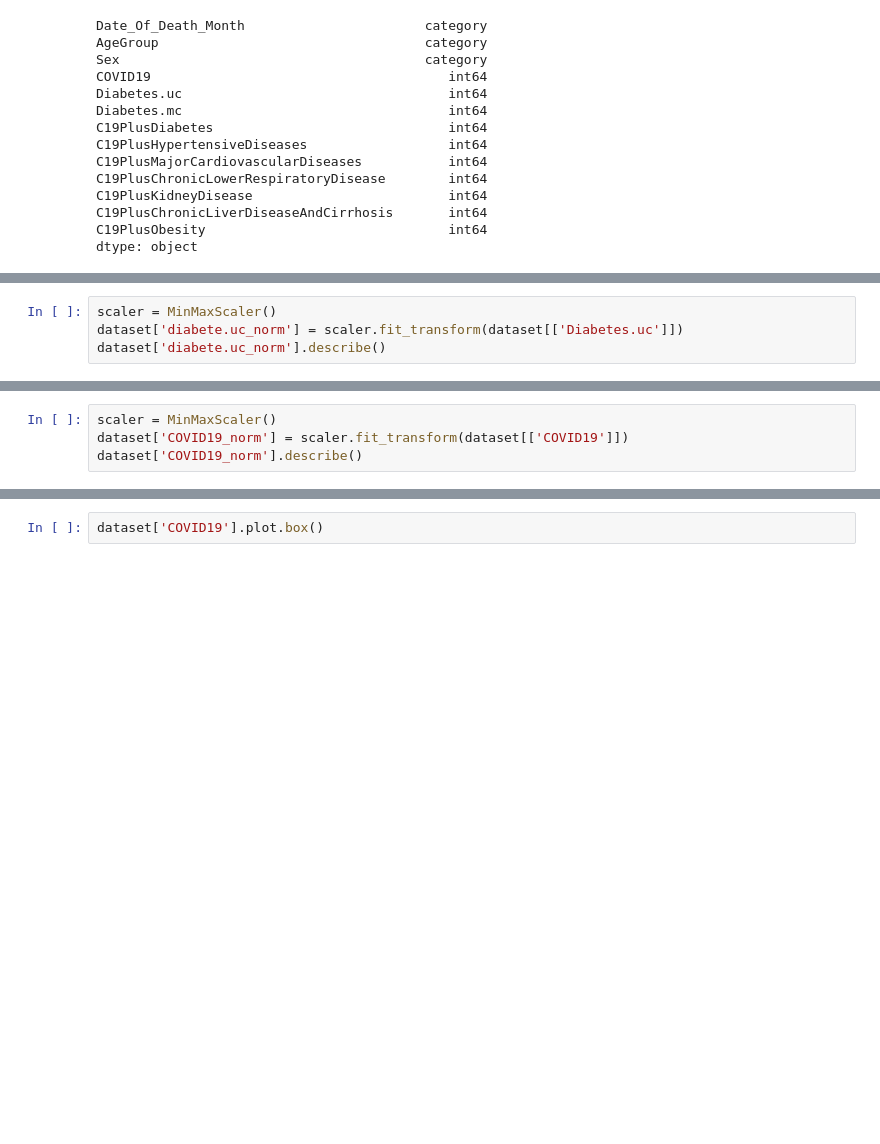
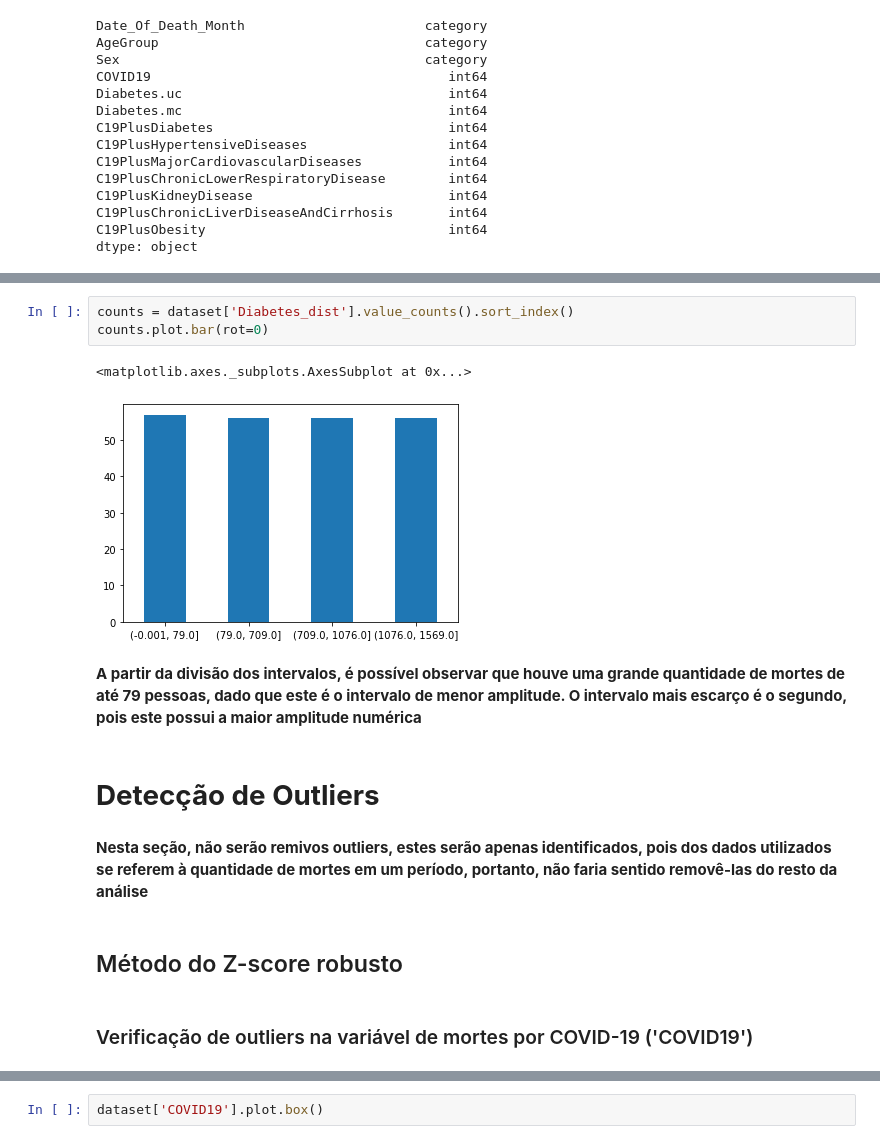
Before and after one commit to Giganoide01/Projeto_Analise_Dados_CinUFPE, a Jupyter notebook: projeto_iad.ipynb, the cells around one changed output, grey strips where cells are left out. Saved outputs shown, nothing was run; the diff lists cells and outputs as text; blank space fills up the shorter version.

Commit message:
Versão final do projeto
Versão final do projeto, com adição de análises e ajustes de formatação e código

```diff
--- a/projeto_iad.ipynb
+++ b/projeto_iad.ipynb
@@ -277,4 +250,0 @@ A idéia principal é normalizar / padronizar [0,1] a individualmente.
-# %%
-scaler = MinMaxScaler()
-dataset['diabete.uc_norm'] = scaler.fit_transform(dataset[['Diabetes.uc']])
-dataset['diabete.uc_norm'].describe()
@@ -293,4 +250,0 @@ Name: diabete.uc_norm, dtype: float64
-# %%
-scaler = MinMaxScaler()
-dataset['COVID19_norm'] = scaler.fit_transform(dataset[['COVID19']])
-dataset['COVID19_norm'].describe()
@@ -335,0 +329,16 @@ Distribuição da variável de mortes por COVID-19 ('COVID19')
+# %%
+counts = dataset['Diabetes_dist'].value_counts().sort_index()
+counts.plot.bar(rot=0)
+# %% [output]
+<matplotlib.axes._subplots.AxesSubplot at 0x...>
+[figure, added]
+# %% [markdown]
+**A partir da divisão dos intervalos, é possível observar que houve uma grande quantidade de mortes de até 79 pessoas, dado que este é o intervalo de menor amplitude. O intervalo mais escarço é o segundo, pois este possui a maior amplitude numérica**
+# %% [markdown]
+# **Detecção de Outliers**
+# %% [markdown]
+**Nesta seção, não serão remivos outliers, estes serão apenas identificados, pois dos dados utilizados se referem à quantidade de mortes em um período, portanto, não faria sentido removê-las do resto da análise**
+# %% [markdown]
+## Método do Z-score robusto
+# %% [markdown]
+### Verificação de outliers na variável de mortes por COVID-19 ('COVID19')
```
Also changed, not shown: parts of 163 cells of this notebook.
